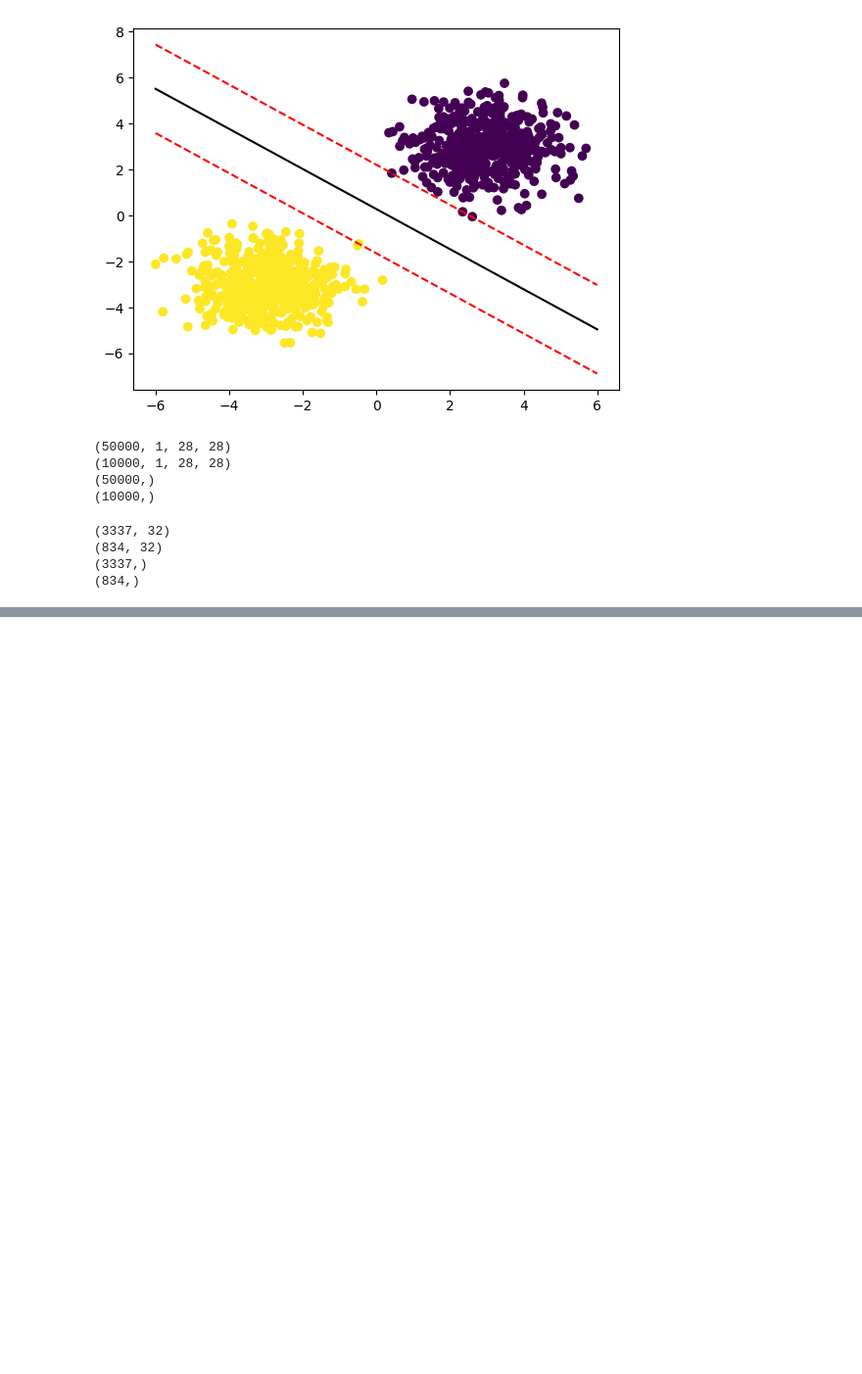
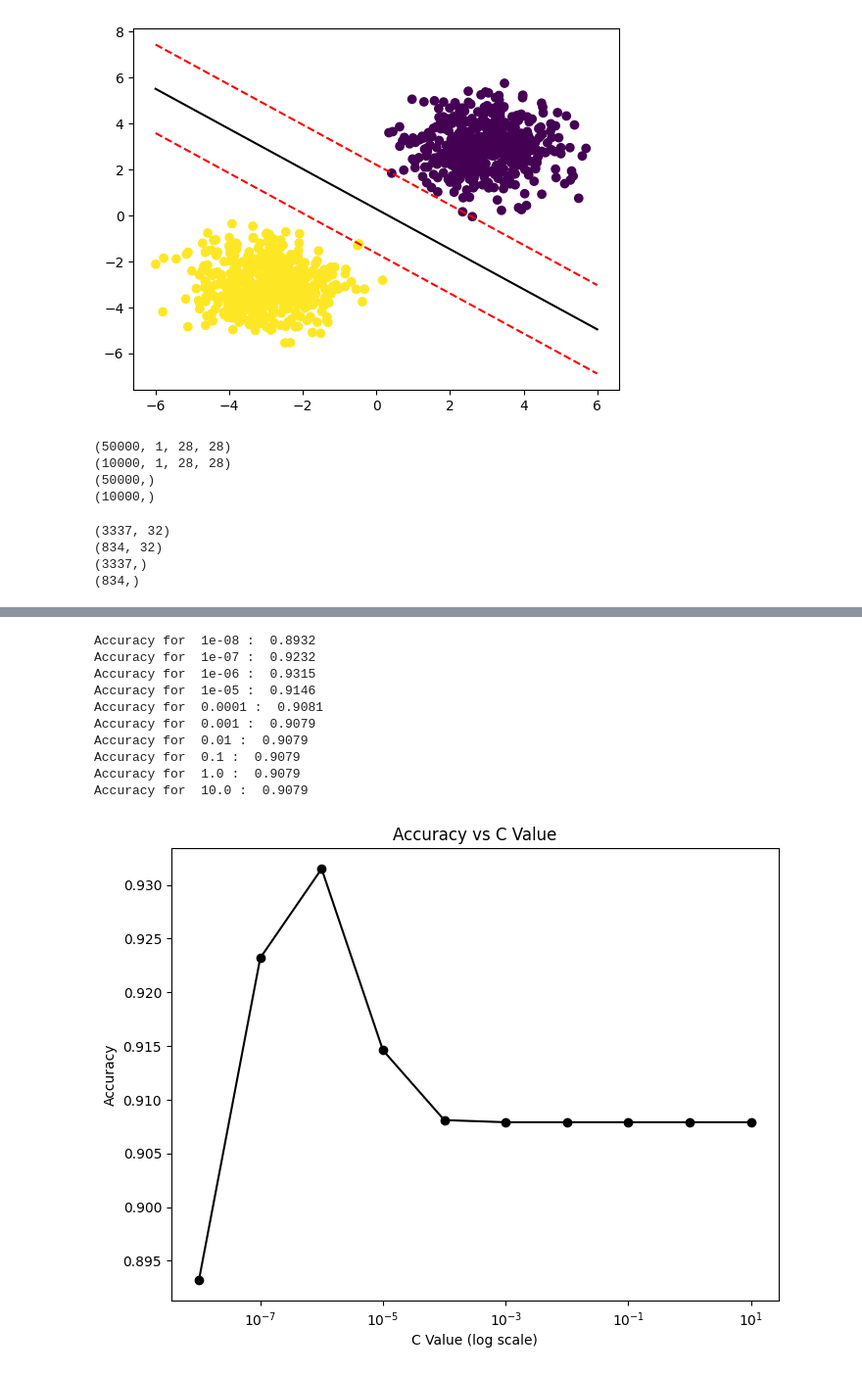
Before and after one commit to ianalin123/cs189sp24, a Jupyter notebook: hw1/scripts/training.ipynb, the cells around one changed output, grey strips where cells are left out. Shown at 98% size. Drawn from its saved outputs; the diff is of its cells as text; code cells hidden in the pictures; blank space fills up the shorter version.

```diff
--- a/hw1/scripts/training.ipynb
+++ b/hw1/scripts/training.ipynb
@@ -167,6 +174,9 @@ Training size: 10000, Training Data Shape: (10000, 784), Validation Data Shape:
 # %%
-clf = svm.SVC()
-clf.fit(partitions[100][0], partitions[100][1])
-predictions = clf.predict(partitions[100][2])
-print(eval_accuracy(predictions, partitions[100][3])
+# nonlinear SVM
+
+for size in train_sizes:
+    clf = svm.SVC()
+    clf.fit(partitions[size][0], partitions[size][1])
+    predictions = clf.predict(partitions[size][2])
+    print("Accuracy for ", size, ": ",  eval_accuracy(predictions, partitions[size][3]))
 # %% [output]
@@ -173,0 +190,9 @@ SVC()
+# %%
+# linear SVM
+
+for size in train_sizes:
+    clf = svm.SVC(kernel='linear')
+    # clf = svm.LinearSVC() # seems to be much slower
+    clf.fit(partitions[size][0], partitions[size][1])
+    predictions = clf.predict(partitions[size][2])
+    print("Accuracy for", size, ": ", eval_accuracy(predictions, partitions[size][3]))
@@ -173,0 +207,32 @@ SVC()
+# %%
+# accuracy vs regularization parameter C
+
+C_vals = []
+accuracies = []
+for C_val in np.logspace(-8, 1, num=10, base=10.0):
+    clf = svm.SVC(C=C_val, kernel='linear')
+    clf.fit(partitions[10000][0], partitions[10000][1])
+    predictions = clf.predict(partitions[10000][2])
+    accuracy = eval_accuracy(predictions, partitions[10000][3])
+    print("Accuracy for ", C_val, ": ", accuracy)
+    C_vals.append(C_val)
+    accuracies.append(accuracy)
+plt.figure(figsize=(8, 6))
+plt.plot(C_vals, accuracies,'k', marker='o')
+plt.xscale('log')  # Logarithmic scale for C values
+plt.xlabel('C Value (log scale)')
+plt.ylabel('Accuracy')
+plt.title('Accuracy vs C Value')
+plt.show()
+# %% [output]
+Accuracy for  1e-08 :  0.8932
+Accuracy for  1e-07 :  0.9232
+Accuracy for  1e-06 :  0.9315
+Accuracy for  1e-05 :  0.9146
+Accuracy for  0.0001 :  0.9081
+Accuracy for  0.001 :  0.9079
+Accuracy for  0.01 :  0.9079
+Accuracy for  0.1 :  0.9079
+Accuracy for  1.0 :  0.9079
+Accuracy for  10.0 :  0.9079
+[figure, added]
```
Also changed, not shown: parts of 6 cells of this notebook.
